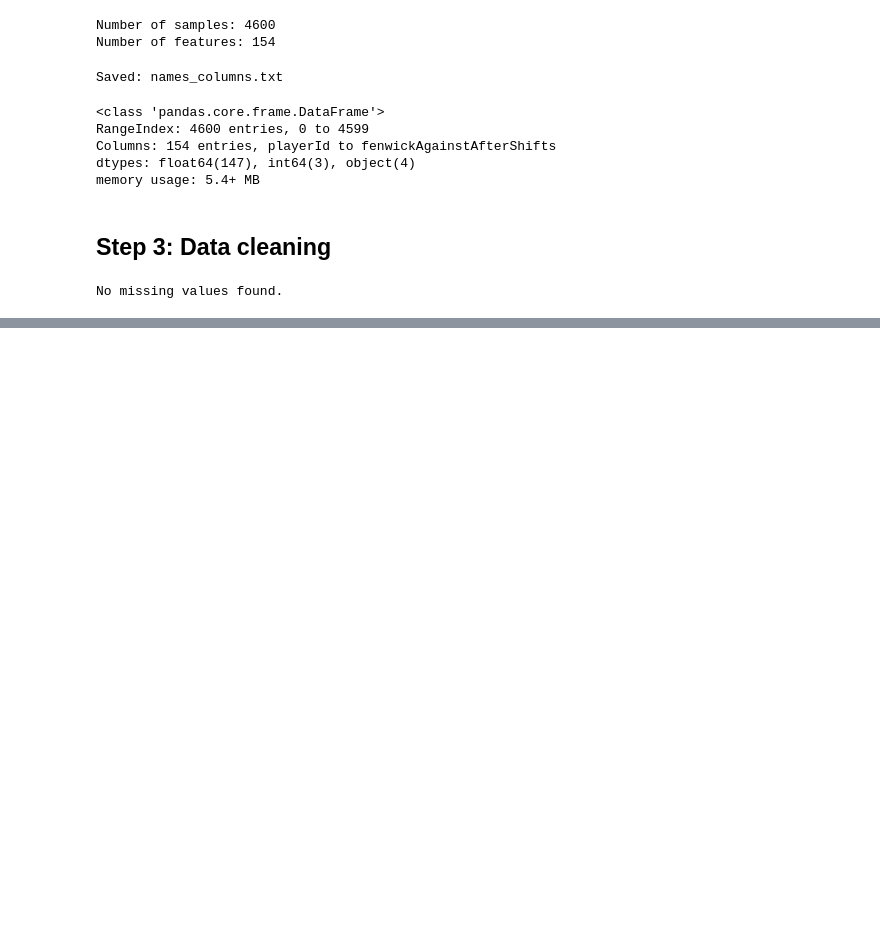
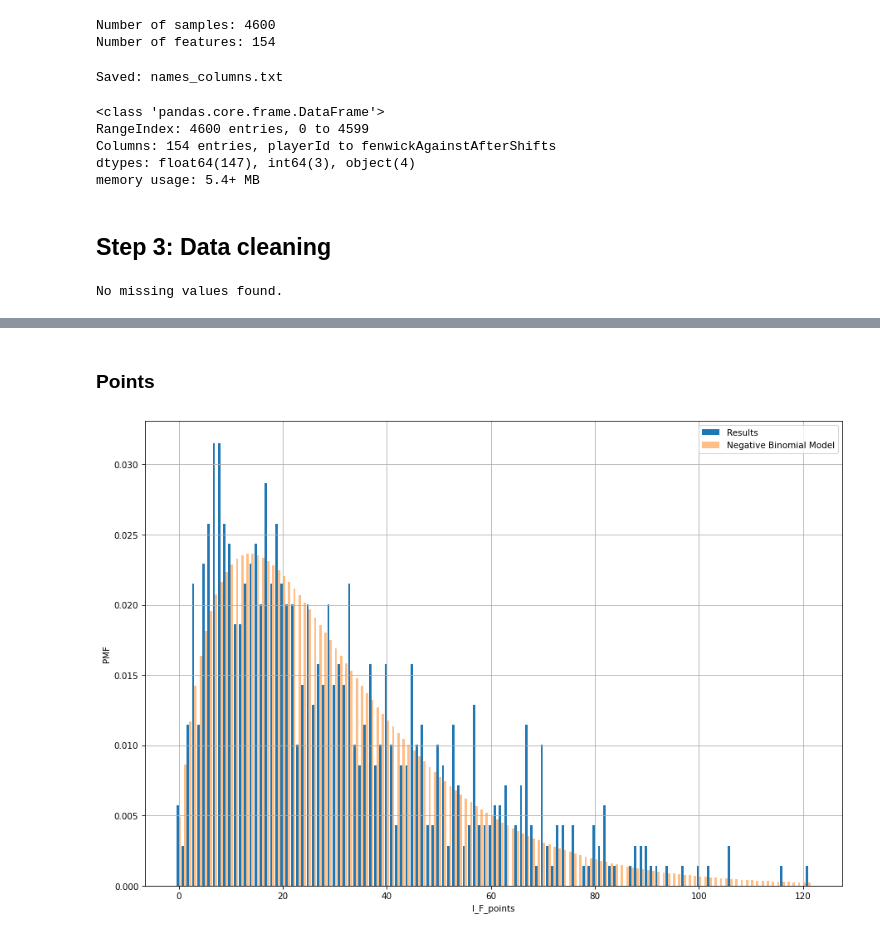
Before and after one commit to thedanicode24/moneypuck-data, a Jupyter notebook: 04-modeling-distributions.ipynb, the cells around one changed output, grey strips where cells are left out. Cells and saved outputs as stored; diff of their text form; code cells hidden in the pictures; blank space fills up the shorter version.

Commit message:
negative binomial distribution: goals and points

```diff
--- a/04-modeling-distributions.ipynb
+++ b/04-modeling-distributions.ipynb
@@ -77,0 +77,18 @@ Parametro di dispersione r stimato: 1.42
+# %% [markdown]
+### Points
+# %%
+situation = "all"
+feature = "I_F_points"
+min_games_played = 20
+
+all_situations_df = df[(df["situation"] == situation) & (df["games_played"] >= min_games_played)]
+
+top_score = int(all_situations_df[feature].max())
+
+modeling_distributions_utils.plot_negative_binomial(
+    all_situations_df,
+    feature,
+    range(top_score+1),
+    xlabel=feature)
+# %% [output]
+[figure, added]
```
Also changed, not shown: parts of 7 cells of this notebook.
